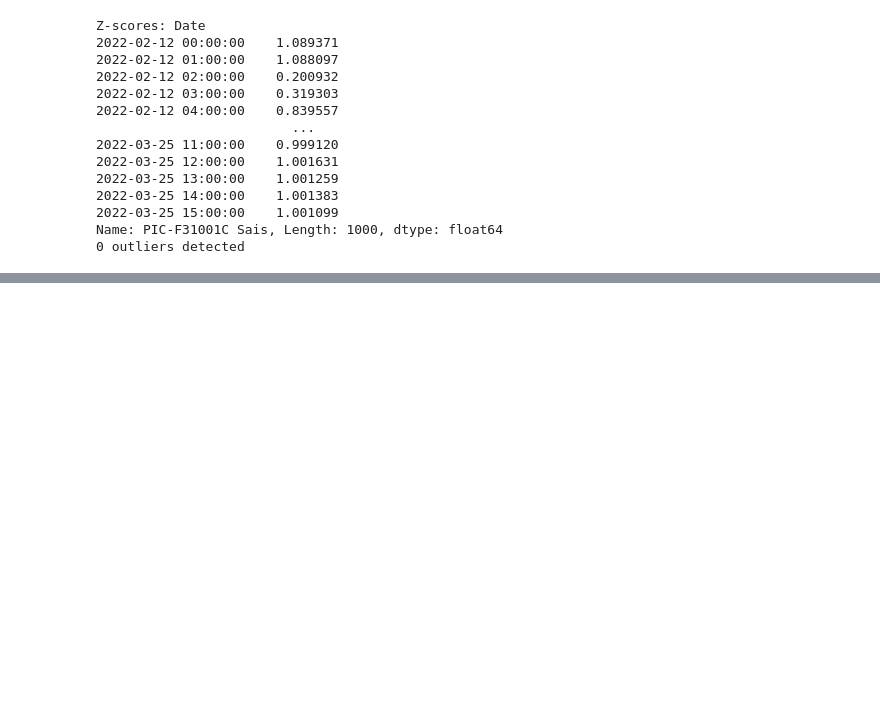
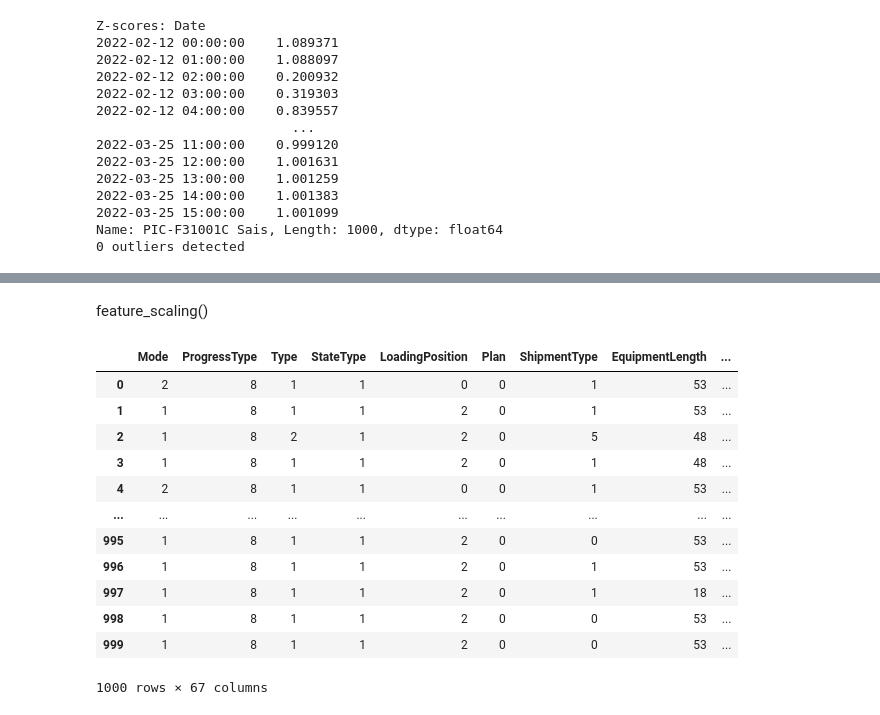
Before and after one commit to Rain-Elutions/Data-Processing-Automation, a Jupyter notebook: test.ipynb, the cells around one changed output, grey strips where cells are left out. Drawn from its saved outputs; the diff is of its cells as text; code cells hidden in the pictures; blank space fills up the shorter version.

Commit message:
write & test FeatureEncoding and FeatureScaling classes

```diff
--- a/test.ipynb
+++ b/test.ipynb
@@ -194,0 +219,4 @@ Name: PIC-F31001C Sais, Length: 1000, dtype: float64
+# %%
+feature_encoding = FeatureEncoding(df, 'TotalCostUSD')
+bool_cols = feature_encoding.get_boolean_columns()
+categorical_cols = feature_encoding.get_categorical_columns()
@@ -194,0 +241,3 @@ Name: PIC-F31001C Sais, Length: 1000, dtype: float64
+# %%
+df = feature_encoding.boolean_encoding(bool_cols)
+df = feature_encoding.target_encoding()
@@ -194,0 +262,20 @@ Name: PIC-F31001C Sais, Length: 1000, dtype: float64
+# %% [markdown]
+feature_scaling()
+# %%
+feature_scaling = FeatureScaling(df, 'TotalCostUSD')
+numerical_cols = feature_scaling.get_numerical_columns()
+df[numerical_cols]
+# %% [output]
+|  | Mode | ProgressType | Type | StateType | LoadingPosition | Plan | ShipmentType | EquipmentLength | ... |
+| 0 | 2 | 8 | 1 | 1 | 0 | 0 | 1 | 53 | ... |
+| 1 | 1 | 8 | 1 | 1 | 2 | 0 | 1 | 53 | ... |
+| 2 | 1 | 8 | 2 | 1 | 2 | 0 | 5 | 48 | ... |
+| 3 | 1 | 8 | 1 | 1 | 2 | 0 | 1 | 48 | ... |
+| 4 | 2 | 8 | 1 | 1 | 0 | 0 | 1 | 53 | ... |
+| ... | ... | ... | ... | ... | ... | ... | ... | ... | ... |
+| 995 | 1 | 8 | 1 | 1 | 2 | 0 | 0 | 53 | ... |
+| 996 | 1 | 8 | 1 | 1 | 2 | 0 | 1 | 53 | ... |
+| 997 | 1 | 8 | 1 | 1 | 2 | 0 | 1 | 18 | ... |
+| 998 | 1 | 8 | 1 | 1 | 2 | 0 | 0 | 53 | ... |
+| 999 | 1 | 8 | 1 | 1 | 2 | 0 | 0 | 53 | ... |
+1000 rows × 67 columns
```
Also changed, not shown: parts of 15 cells of this notebook, 2 other files.
